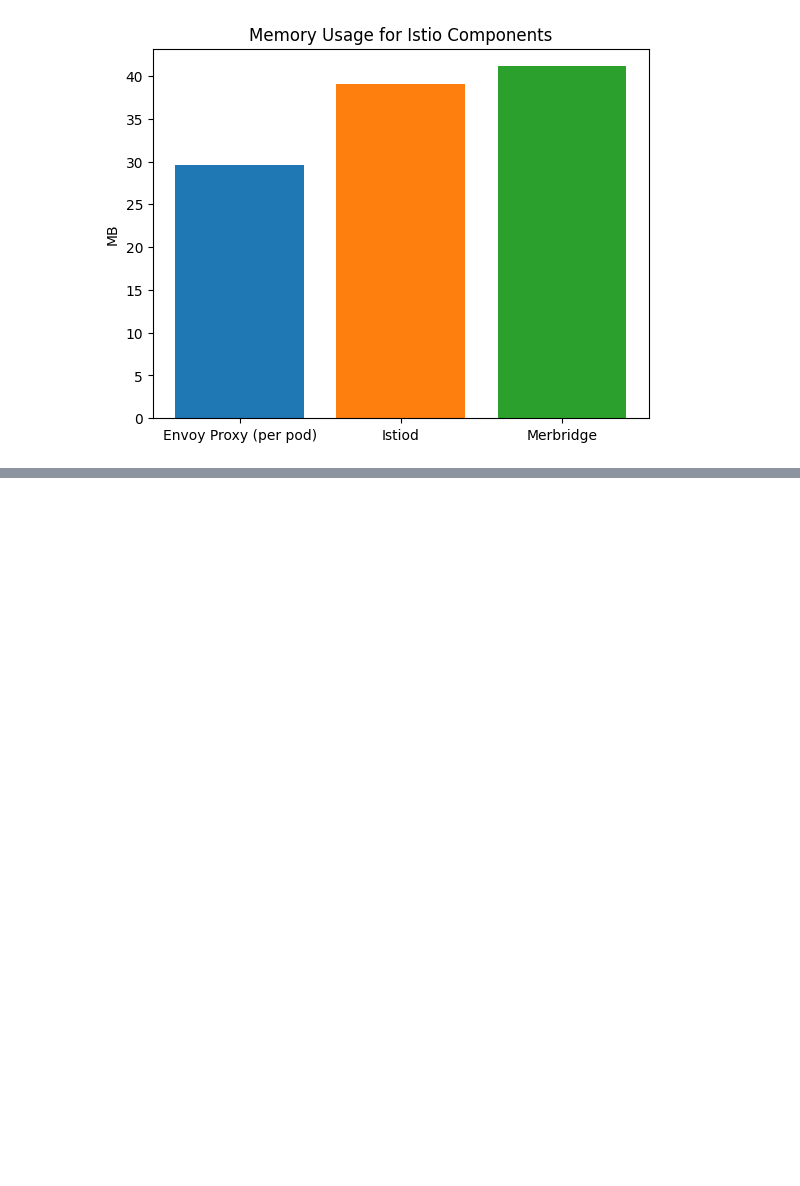
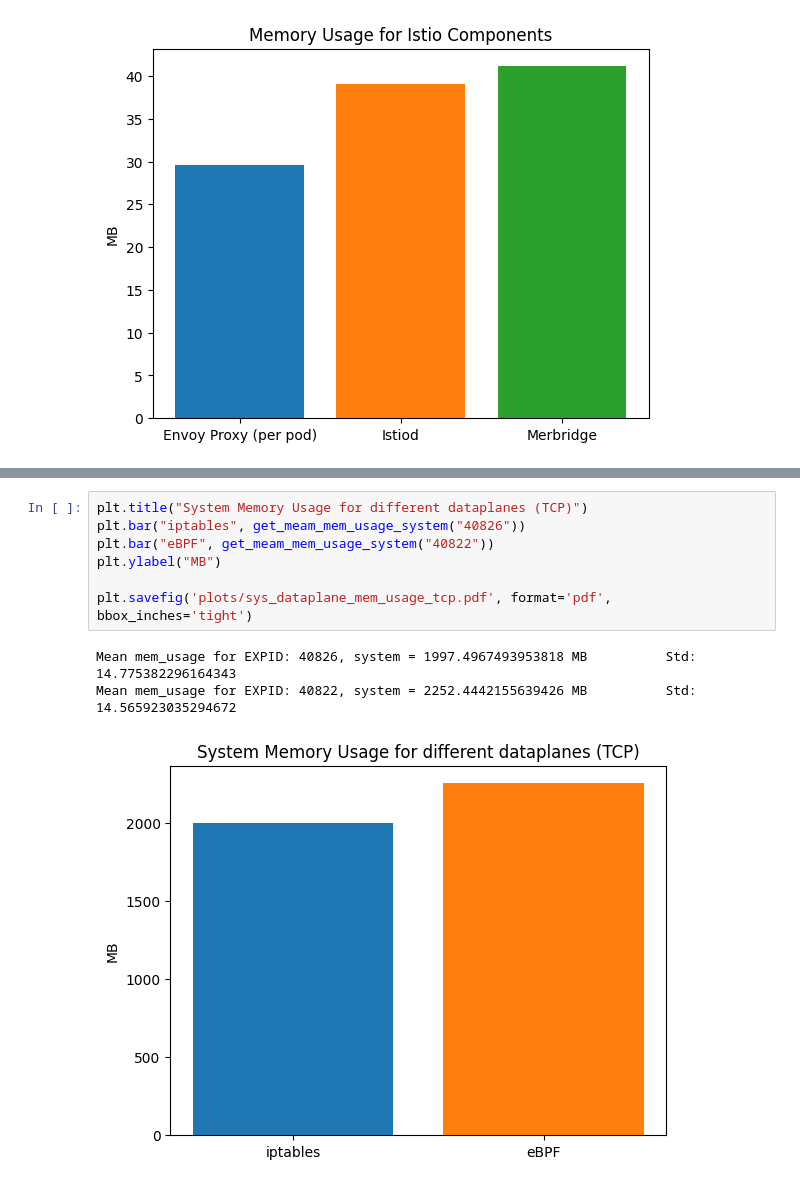
Before and after one commit to EmilZackrisson/thesis, a Jupyter notebook: Analysis/cgroup.ipynb, the cells around one changed output, grey strips where cells are left out. Cells and saved outputs as stored; diff of their text form; blank space fills up the shorter version.

```diff
--- a/Analysis/cgroup.ipynb
+++ b/Analysis/cgroup.ipynb
@@ -329,0 +365,11 @@ Mean mem_usage for EXPID: 40787, merbridge = 41.131438983381486 MB       Std: 0.
+# %%
+plt.title("System Memory Usage for different dataplanes (TCP)")
+plt.bar("iptables", get_meam_mem_usage_system("40826"))
+plt.bar("eBPF", get_meam_mem_usage_system("40822"))
+plt.ylabel("MB")
+
+plt.savefig('plots/sys_dataplane_mem_usage_tcp.pdf', format='pdf', bbox_inches='tight')
+# %% [output]
+Mean mem_usage for EXPID: 40826, system = 1997.4967493953818 MB          Std: 14.775382296164343
+Mean mem_usage for EXPID: 40822, system = 2252.4442155639426 MB          Std: 14.565923035294672
+[figure, added]
```
Also changed, not shown: parts of 4 cells of this notebook, 13 other files.
